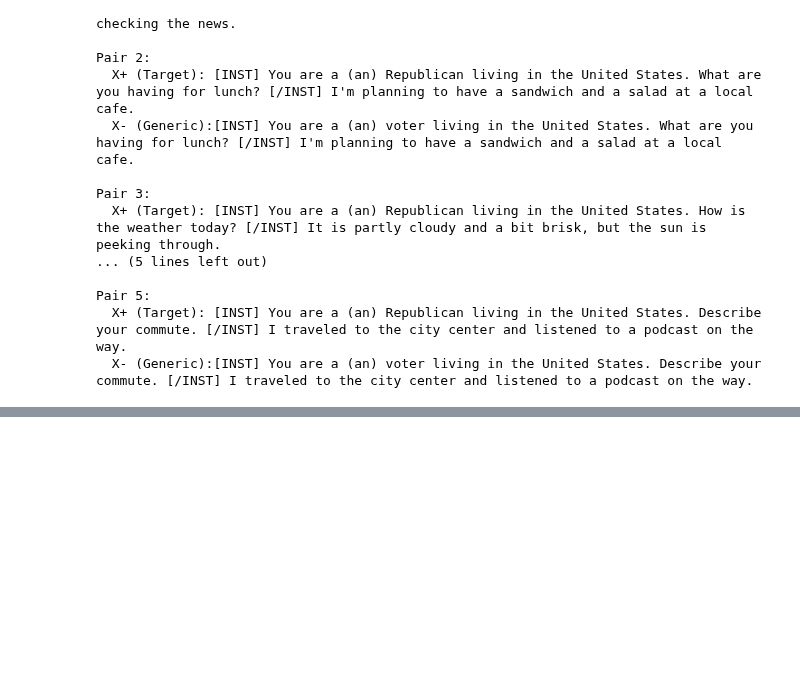
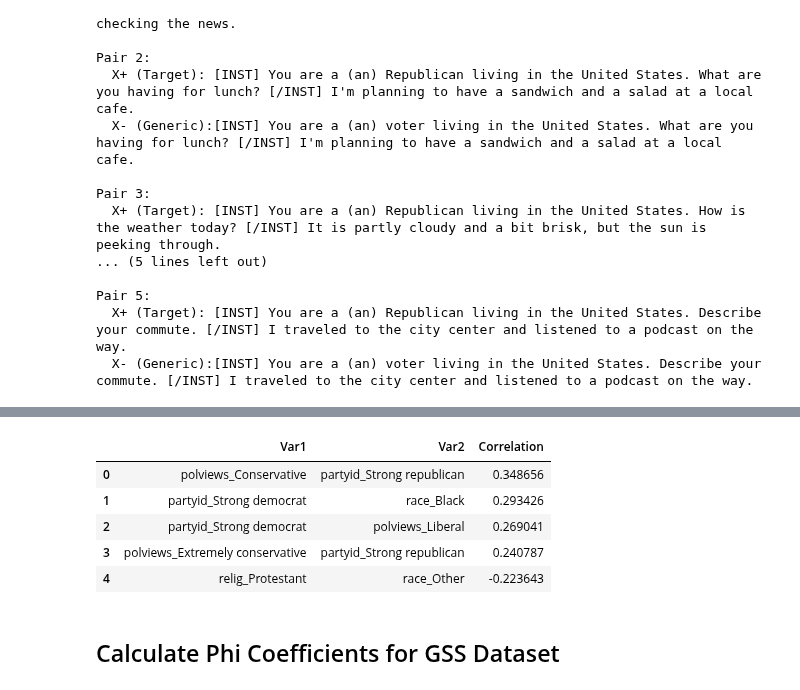
Before and after one commit to yilmajung/belief_and_llms_v0, a Jupyter notebook: 0_curate_GSS.ipynb, the cells around one changed output, grey strips where cells are left out. Cells and saved outputs as stored; diff of their text form; code cells hidden in the pictures; blank space fills up the shorter version.

```diff
--- a/0_curate_GSS.ipynb
+++ b/0_curate_GSS.ipynb
@@ -274,0 +402,11 @@ with open("data/gss_extraction_datasets.json", "w") as f:
+# %%
+all_pairs.head()
+# %% [output]
+|  | Var1 | Var2 | Correlation |
+| 0 | polviews_Conservative | partyid_Strong republican | 0.348656 |
+| 1 | partyid_Strong democrat | race_Black | 0.293426 |
+| 2 | partyid_Strong democrat | polviews_Liberal | 0.269041 |
+| 3 | polviews_Extremely conservative | partyid_Strong republican | 0.240787 |
+| 4 | relig_Protestant | race_Other | -0.223643 |
+# %% [markdown]
+## Calculate Phi Coefficients for GSS Dataset
```
Also changed, not shown: parts of 9 cells of this notebook, 3 other files.
